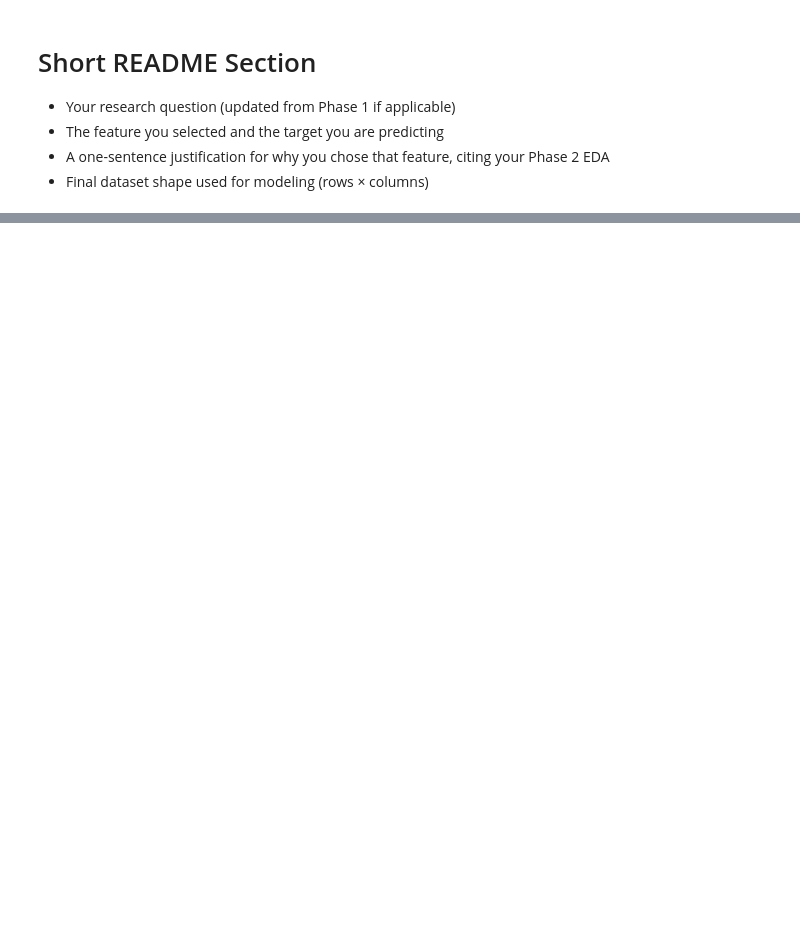
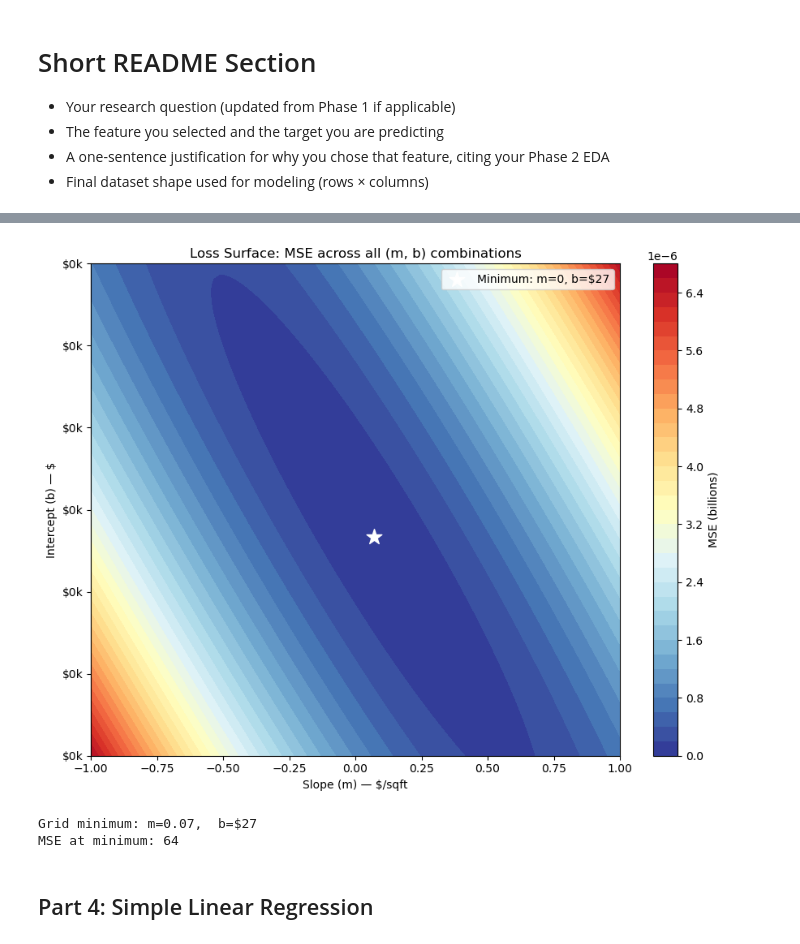
Before and after one commit to Dominicdaniel86/Data-Science, a Jupyter notebook: jupyter/project-phase3.ipynb, the cells around one changed output, grey strips where cells are left out. Cells and saved outputs as stored; diff of their text form; code cells hidden in the pictures; blank space fills up the shorter version.

```diff
--- a/jupyter/project-phase3.ipynb
+++ b/jupyter/project-phase3.ipynb
@@ -5,6 +5,16 @@
 - The feature you selected and the target you are predicting
 - A one-sentence justification for why you chose that feature, citing your Phase 2 EDA
 - Final dataset shape used for modeling (rows × columns)
+# %%
+# Dependencies
+import pandas as pd
+import numpy as np
+import matplotlib.pyplot as plt
+df = pd.read_csv('./dataset/merged_dataset.csv')
+
+# Remove all rows with NaN value in the 'Value' column
+df = df.dropna(subset=['Value'])
+df = df.dropna(subset=['StringencyIndex_Average'])
 # %% [markdown]
 # Phase 3: Simple Linear Regression and Model Evaluation
 
@@ -76,3 +86,10 @@ MSE is in squared units and is not directly interpretable. RMSE takes the square
 > **A model that cannot beat the constant model is useless. This is not optional context. This is the whole point.**
 
 ---
+# %%
+# Get the mean for the target = Value
+constant_prediction = df['Value'].mean()
+df['Constant_Prediction'] = constant_prediction
+df['Prediction Error'] = df['Value'] - df['Constant_Prediction']
+df['Squared Error'] = df['Prediction Error'] ** 2
+df.head()
@@ -112 +222,38 @@ You must generate a 3D loss surface plot over a grid of slope and intercept valu
+# %%
+m_grid = np.linspace(-1, 1, 100)
+b_grid = np.linspace(0, 60, 100)
+M, B   = np.meshgrid(m_grid, b_grid)
+
+MSE_surface = np.zeros(M.shape)
+for i in range(M.shape[0]):
+    for j in range(M.shape[1]):
+        MSE_surface[i, j] = mse(y, M[i, j] * X + B[i, j])
+
+min_idx   = np.unravel_index(np.argmin(MSE_surface), MSE_surface.shape)
+best_m_2d = M[min_idx]
+best_b_2d = B[min_idx]
+
+fig, ax = plt.subplots(figsize=(9, 7))
+contour = ax.contourf(M, B, MSE_surface / 1e9, levels=40, cmap='RdYlBu_r')
+cbar    = plt.colorbar(contour, ax=ax)
+cbar.set_label("MSE (billions)")
+ax.scatter(best_m_2d, best_b_2d, color='white', s=200, marker='*',
+           zorder=5, label=f'Minimum: m={best_m_2d:.0f}, b=${best_b_2d:,.0f}')
+ax.set_xlabel("Slope (m) — $/sqft")
+ax.set_ylabel("Intercept (b) — $")
+ax.set_title("Loss Surface: MSE across all (m, b) combinations")
+ax.yaxis.set_major_formatter(plt.FuncFormatter(lambda x, _: f'${x/1000:.0f}k'))
+ax.legend()
+plt.tight_layout()
+plt.savefig("03_loss_surface_2d.png", dpi=120, bbox_inches='tight')
+plt.show()
+
+print(f"Grid minimum: m={best_m_2d:.2f},  b=${best_b_2d:,.0f}")
+print(f"MSE at minimum: {MSE_surface[min_idx]:,.0f}")
+# %% [output]
+[figure, added]
+Grid minimum: m=0.07,  b=$27
+MSE at minimum: 64
+# %% [markdown]
+## Part 4: Simple Linear Regression
 # %% [markdown]
```
Also changed, not shown: parts of 29 cells of this notebook.
